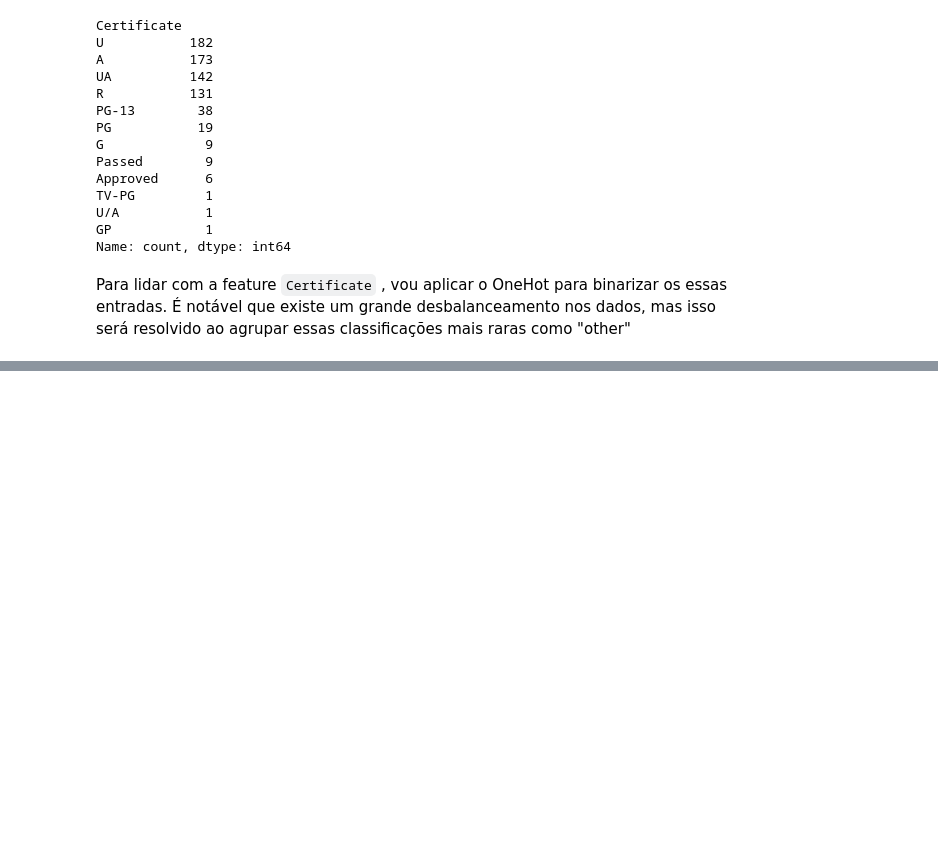
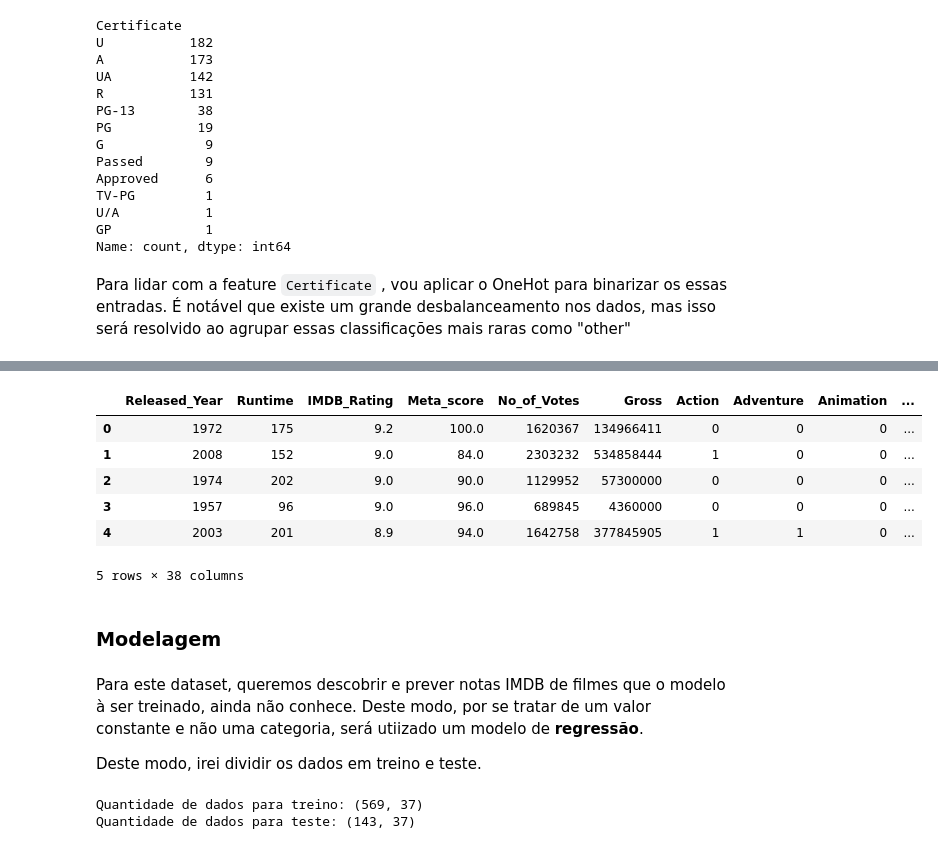
Before and after one commit to Mustasheep/LH-CD-THIAGO-DE-ASSIS, a Jupyter notebook: notebooks/desafio_indicium.ipynb, the cells around one changed output, grey strips where cells are left out. Drawn from its saved outputs; the diff is of its cells as text; code cells hidden in the pictures; blank space fills up the shorter version.

```diff
--- a/notebooks/desafio_indicium.ipynb
+++ b/notebooks/desafio_indicium.ipynb
@@ -627,0 +606,42 @@ Name: count, Length: 710, dtype: int64
+# %%
+# Features para Director
+nota_media_diretor = df_ml.groupby('Director')['IMDB_Rating'].mean()
+df_ml['Director_Nota'] = df_ml['Director'].map(nota_media_diretor)
+
+# Features para Star, iterando entre as colunas
+for i in range(1, 5):
+    col = f"Star{i}"
+    nova_col = f"{col}_Nota"
+
+    nota_media_star = df_ml.groupby(col)['IMDB_Rating'].mean()
+    df_ml[nova_col] = df_ml[col].map(nota_media_star).fillna(df_ml['IMDB_Rating'].mean())
+
+colunas_drop = ["Director", "Star1", "Star2", "Star3", "Star4"]
+df_ml.drop(columns=colunas_drop, inplace=True)
+# %%
+df_ml.head()
+# %% [output]
+|  | Released_Year | Runtime | IMDB_Rating | Meta_score | No_of_Votes | Gross | Action | Adventure | Animation | ... |
+| 0 | 1972 | 175 | 9.2 | 100.0 | 1620367 | 134966411 | 0 | 0 | 0 | ... |
+| 1 | 2008 | 152 | 9.0 | 84.0 | 2303232 | 534858444 | 1 | 0 | 0 | ... |
+| 2 | 1974 | 202 | 9.0 | 90.0 | 1129952 | 57300000 | 0 | 0 | 0 | ... |
+| 3 | 1957 | 96 | 9.0 | 96.0 | 689845 | 4360000 | 0 | 0 | 0 | ... |
+| 4 | 2003 | 201 | 8.9 | 94.0 | 1642758 | 377845905 | 1 | 1 | 0 | ... |
+5 rows × 38 columns
+# %% [markdown]
+### Modelagem
+# %% [markdown]
+Para este dataset, queremos descobrir e prever notas IMDB de filmes que o modelo à ser treinado, ainda não conhece. Deste modo, por se tratar de um valor constante e não uma categoria, será utiizado um modelo de **regressão**.
+
+Deste modo, irei dividir os dados em treino e teste.
+# %%
+X = df_ml.drop(columns=["IMDB_Rating"])
+y = df_ml["IMDB_Rating"]
+
+X_train, X_test, y_train, y_test = train_test_split(X, y, test_size=0.2, random_state=42)
+
+print("Quantidade de dados para treino:", X_train.shape)
+print("Quantidade de dados para teste:", X_test.shape)
+# %% [output]
+Quantidade de dados para treino: (569, 37)
+Quantidade de dados para teste: (143, 37)
```
Also changed, not shown: parts of 27 cells of this notebook.
